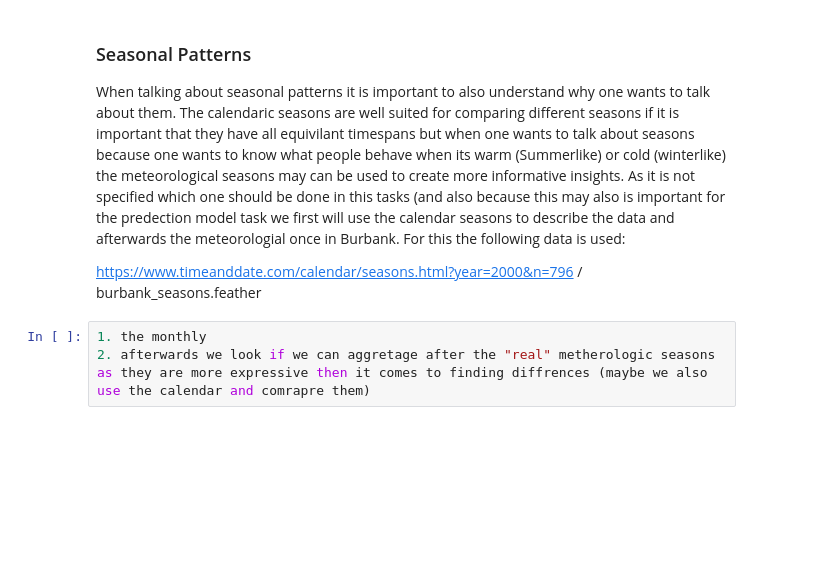
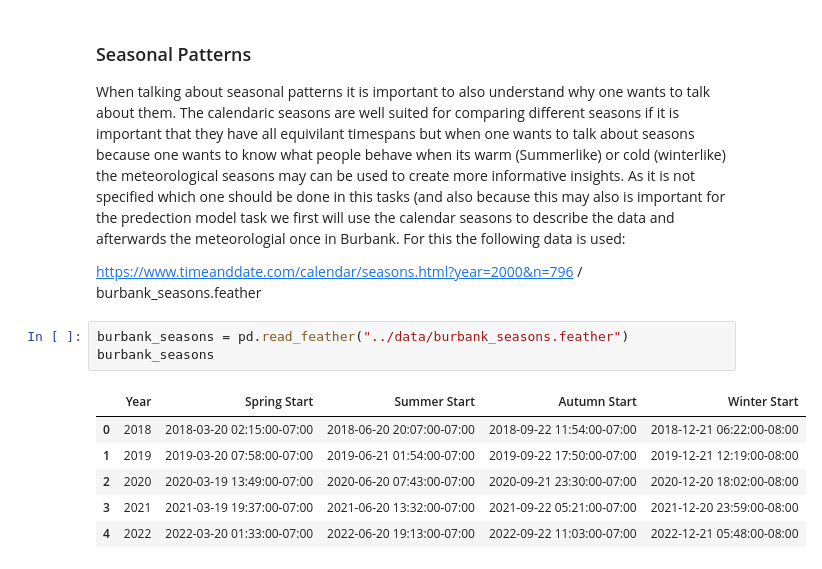
Before and after one commit to Amocon/A-Team_AA-Team-Assignment_2024, a Jupyter notebook: aa_team_assignment/temporal_patterns_and_seasonality.ipynb, the cells around one changed output. Cells and saved outputs as stored; diff of their text form; blank space fills up the shorter version.

```diff
--- a/aa_team_assignment/temporal_patterns_and_seasonality.ipynb
+++ b/aa_team_assignment/temporal_patterns_and_seasonality.ipynb
@@ -204,6 +36,13 @@ example_year.head()
 When talking about seasonal patterns it is important to also understand why one wants to talk about them. The calendaric seasons are well suited for comparing different seasons if it is important that they have all equivilant timespans but when one wants to talk about seasons because one wants to know what people behave when its warm (Summerlike) or cold (winterlike) the meteorological seasons may can be used to create more informative insights. As it is not specified which one should be done in this tasks (and also because this may also is important for the predection model task we first will use the calendar seasons to describe the data and afterwards the meteorologial once in Burbank. For this the following data is used:
 
 https://www.timeanddate.com/calendar/seasons.html?year=2000&n=796 / burbank_seasons.feather
-# %%
-1. the monthly
-2. afterwards we look if we can aggretage after the "real" metherologic seasons as they are more expressive then it comes to finding diffrences (maybe we also use the calendar and comrapre them)
+# %%
+burbank_seasons = pd.read_feather("../data/burbank_seasons.feather")
+burbank_seasons
+# %% [output]
+|  | Year | Spring Start | Summer Start | Autumn Start | Winter Start |
+| 0 | 2018 | 2018-03-20 02:15:00-07:00 | 2018-06-20 20:07:00-07:00 | 2018-09-22 11:54:00-07:00 | 2018-12-21 06:22:00-08:00 |
+| 1 | 2019 | 2019-03-20 07:58:00-07:00 | 2019-06-21 01:54:00-07:00 | 2019-09-22 17:50:00-07:00 | 2019-12-21 12:19:00-08:00 |
+| 2 | 2020 | 2020-03-19 13:49:00-07:00 | 2020-06-20 07:43:00-07:00 | 2020-09-21 23:30:00-07:00 | 2020-12-20 18:02:00-08:00 |
+| 3 | 2021 | 2021-03-19 19:37:00-07:00 | 2021-06-20 13:32:00-07:00 | 2021-09-22 05:21:00-07:00 | 2021-12-20 23:59:00-08:00 |
+| 4 | 2022 | 2022-03-20 01:33:00-07:00 | 2022-06-20 19:13:00-07:00 | 2022-09-22 11:03:00-07:00 | 2022-12-21 05:48:00-08:00 |
```
Also changed, not shown: parts of 24 cells of this notebook, 8 other files.
